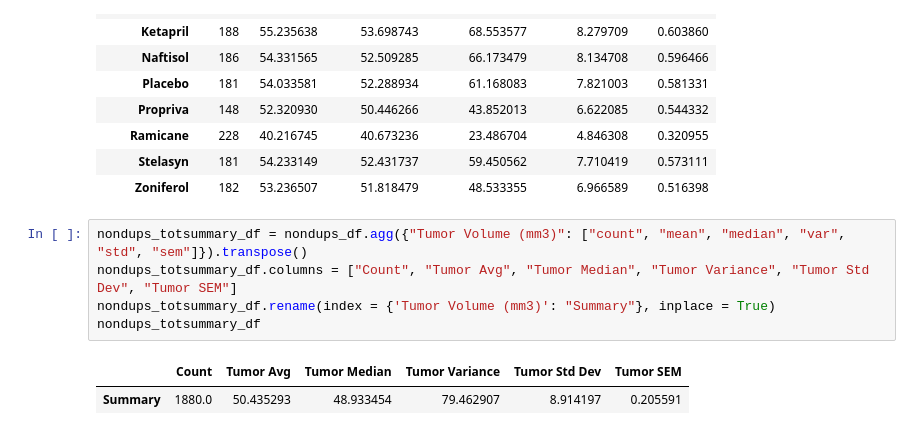
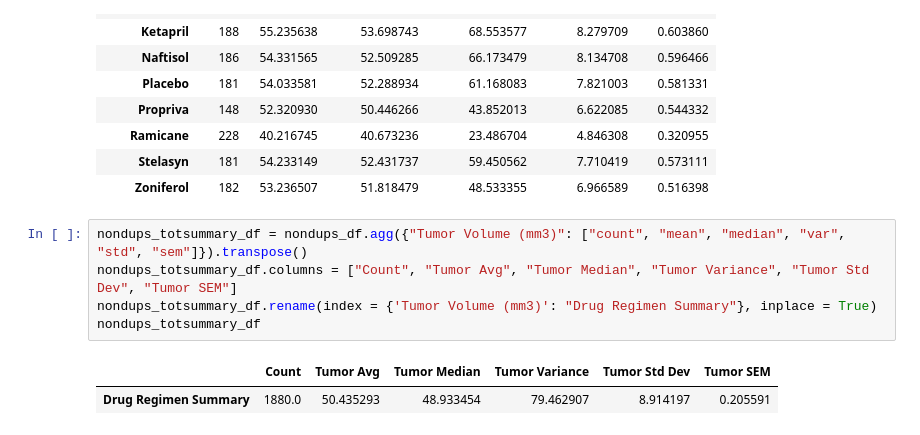
Before and after one commit to afreedman4564/Matplotlib-Challenge, a Jupyter notebook: Matplotlib Challenge.ipynb, the cells around one changed output. Cells and saved outputs as stored; diff of their text form.

```diff
--- a/Matplotlib Challenge.ipynb
+++ b/Matplotlib Challenge.ipynb
@@ -223,8 +223,8 @@ nondups_grp_summary_df
 # %%
 nondups_totsummary_df = nondups_df.agg({"Tumor Volume (mm3)": ["count", "mean", "median", "var", "std", "sem"]}).transpose()
 nondups_totsummary_df.columns = ["Count", "Tumor Avg", "Tumor Median", "Tumor Variance", "Tumor Std Dev", "Tumor SEM"]
-nondups_totsummary_df.rename(index = {'Tumor Volume (mm3)': "Summary"}, inplace = True)
+nondups_totsummary_df.rename(index = {'Tumor Volume (mm3)': "Drug Regimen Summary"}, inplace = True)
 nondups_totsummary_df
 # %% [output]
 |  | Count | Tumor Avg | Tumor Median | Tumor Variance | Tumor Std Dev | Tumor SEM |
-| Summary | 1880.0 | 50.435293 | 48.933454 | 79.462907 | 8.914197 | 0.205591 |
+| Drug Regimen Summary | 1880.0 | 50.435293 | 48.933454 | 79.462907 | 8.914197 | 0.205591 |
```
Also changed, not shown: parts of 1 cell of this notebook, 1 other file.
